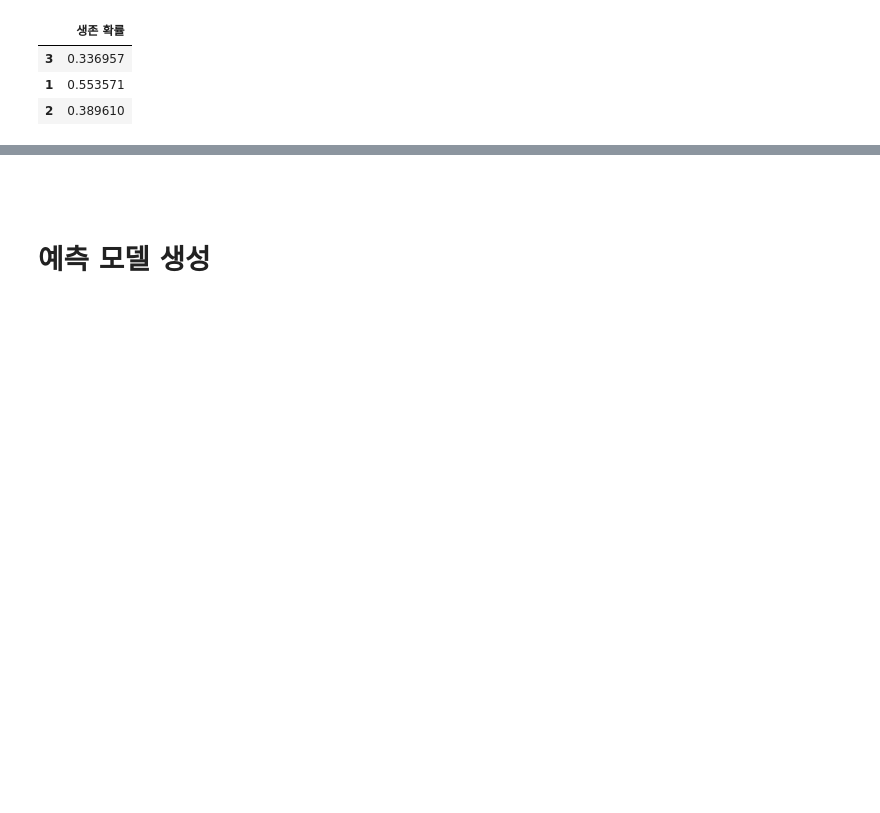
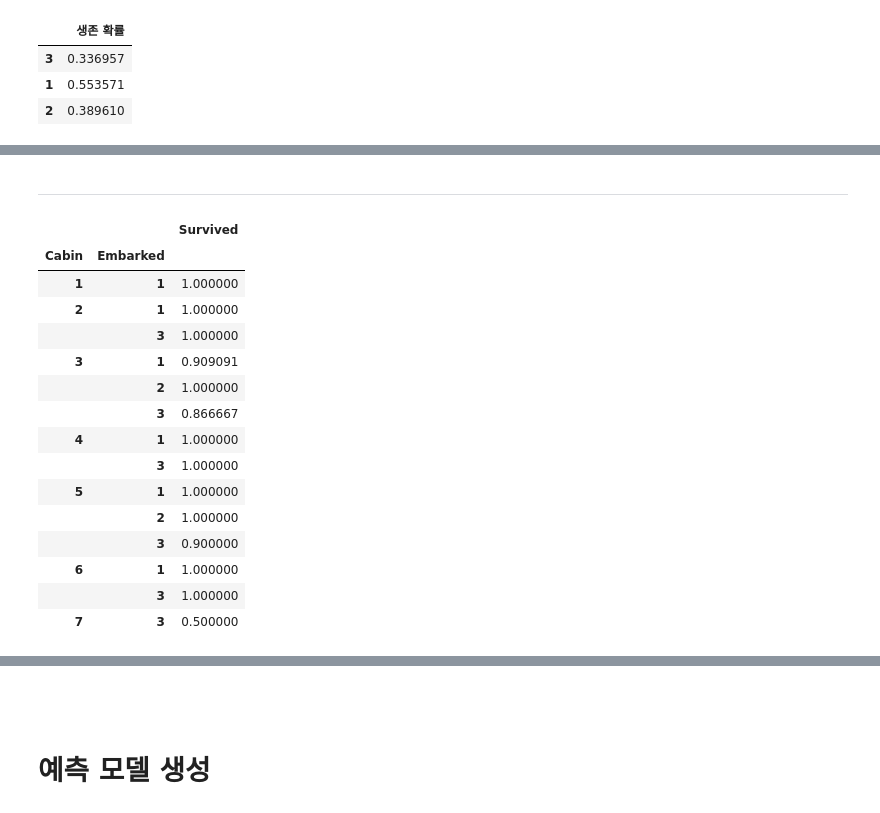
Before and after one commit to Abdumaleek/Kaggle-Titanic, a Jupyter notebook: New Titanic.ipynb, the cells around one changed output, grey strips where cells are left out. Cells and saved outputs as stored; diff of their text form; code cells hidden in the pictures; blank space fills up the shorter version.

```diff
--- a/New Titanic.ipynb
+++ b/New Titanic.ipynb
@@ -1173,0 +1160,22 @@ list((k,len(v)) for k,v in embarked_dict.items())
+# %% [markdown]
+---------------------
+# %%
+female_cabin = pd.DataFrame(train.loc[train.Sex == 1].groupby(['Cabin','Embarked'])['Survived'].mean())
+female_cabin
+# %% [output]
+|  |  | Survived |
+| Cabin | Embarked |  |
+| 1 | 1 | 1.000000 |
+| 2 | 1 | 1.000000 |
+|  | 3 | 1.000000 |
+| 3 | 1 | 0.909091 |
+|  | 2 | 1.000000 |
+|  | 3 | 0.866667 |
+| 4 | 1 | 1.000000 |
+|  | 3 | 1.000000 |
+| 5 | 1 | 1.000000 |
+|  | 2 | 1.000000 |
+|  | 3 | 0.900000 |
+| 6 | 1 | 1.000000 |
+|  | 3 | 1.000000 |
+| 7 | 3 | 0.500000 |
```
Also changed, not shown: parts of 121 cells of this notebook.
